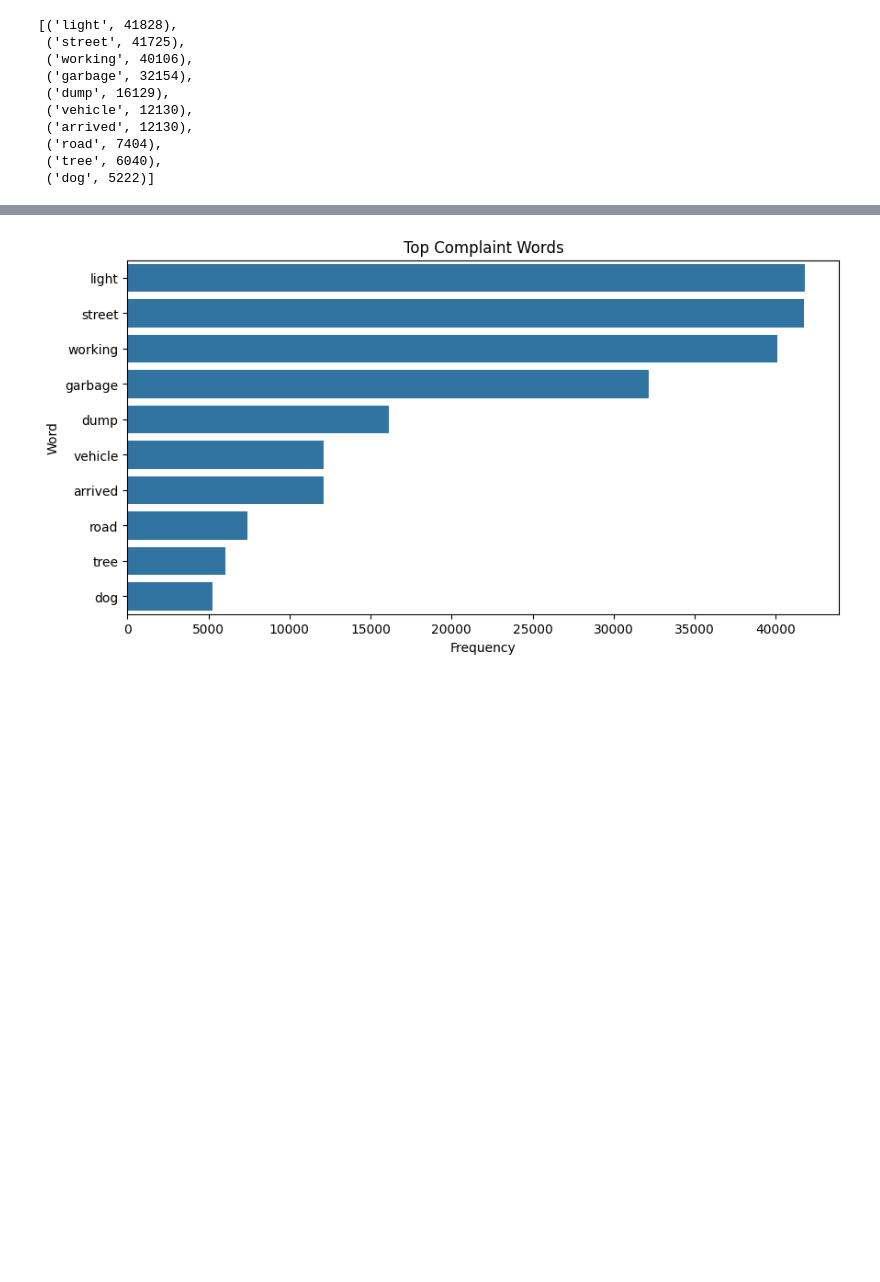
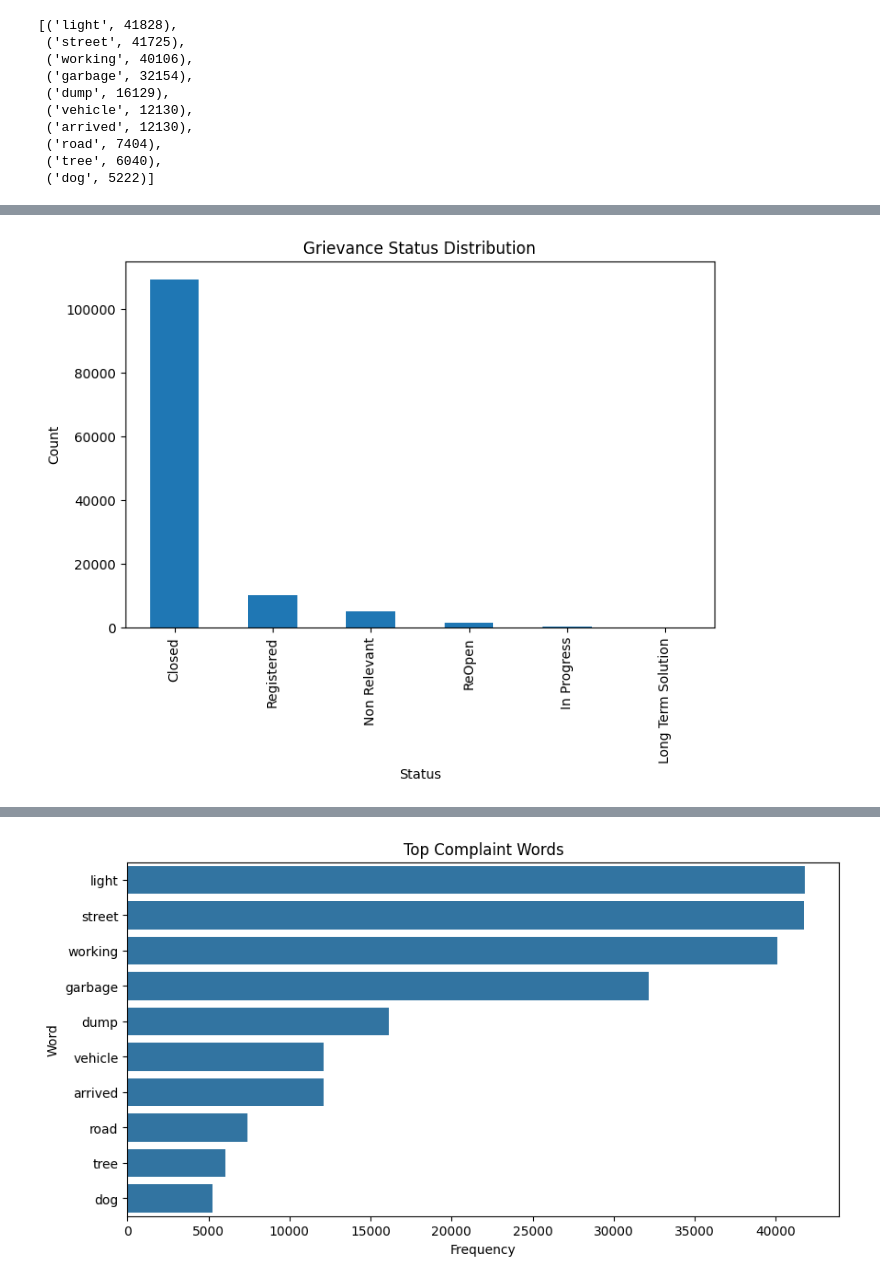
Before and after one commit to liyajasminn/AI-Citizen-Grievance-System, a Jupyter notebook: week1 & week2 work.ipynb, the cells around one changed output, grey strips where cells are left out. Cells and saved outputs as stored; diff of their text form; code cells hidden in the pictures; blank space fills up the shorter version.

```diff
--- a/week1 & week2 work.ipynb
+++ b/week1 & week2 work.ipynb
@@ -253,0 +274,16 @@ word_freq.most_common(10)
+# %%
+plt.figure(figsize=(8,5))
+
+df['Grievance Status'].value_counts().plot(
+    kind='bar'
+)
+
+plt.title("Grievance Status Distribution")
+
+plt.xlabel("Status")
+
+plt.ylabel("Count")
+
+plt.show()
+# %% [output]
+[figure, added]
```
Also changed, not shown: parts of 10 cells of this notebook.
